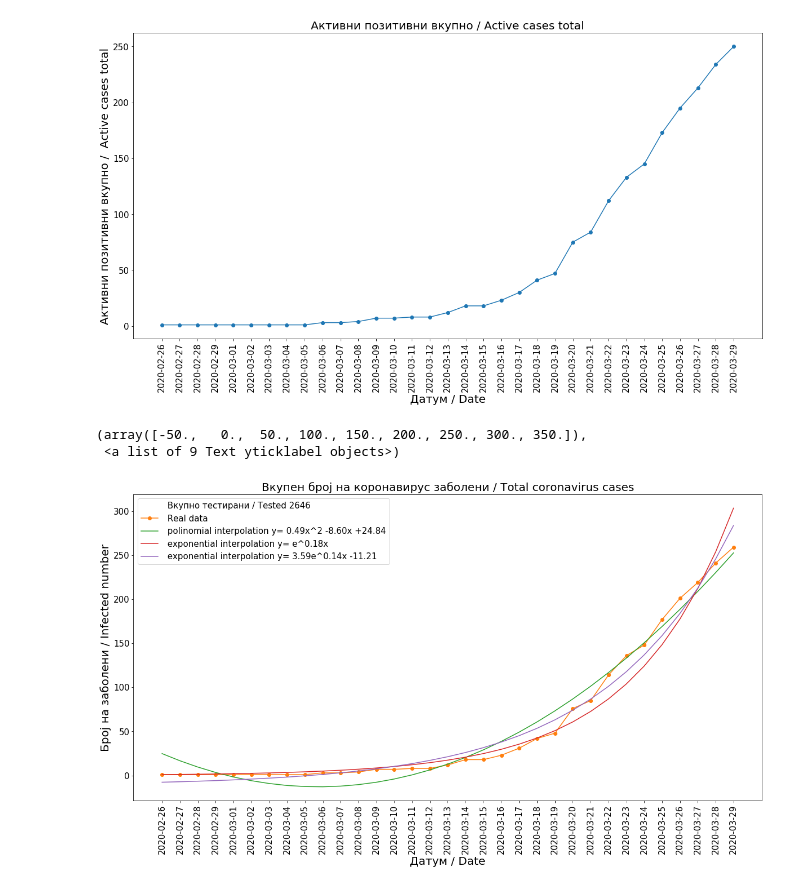
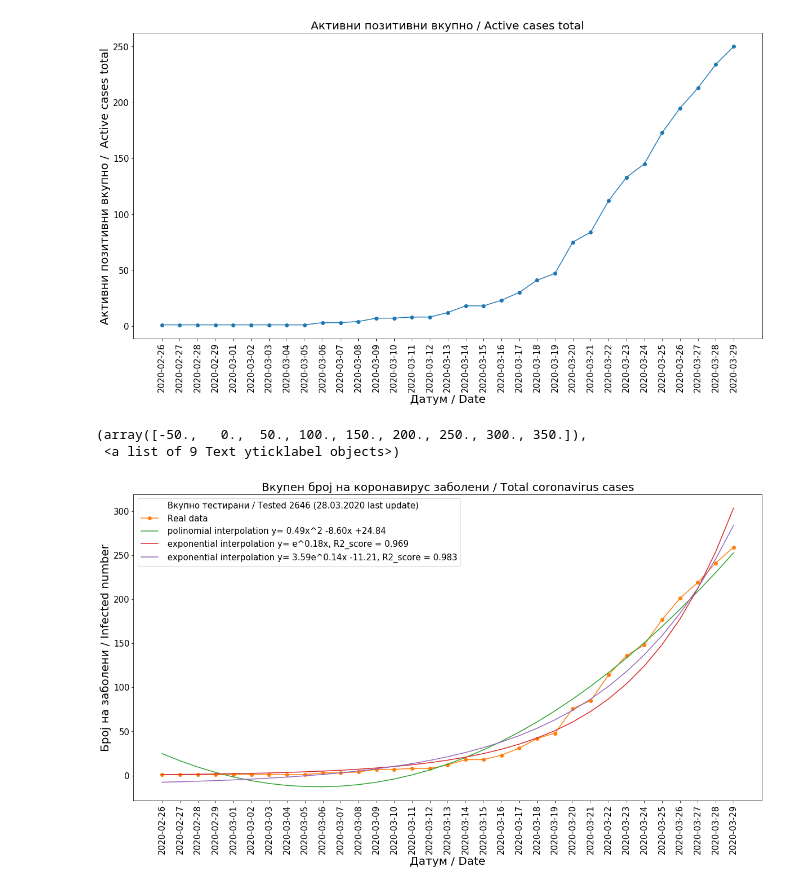
Before and after one commit to Sinisha12/ML_DL, a Jupyter notebook: corona/Covid_19_curves.ipynb, the cells around one changed output. Cells and saved outputs as stored; diff of their text form; code cells hidden in the pictures.

Commit message:
R2_score

```diff
--- a/corona/Covid_19_curves.ipynb
+++ b/corona/Covid_19_curves.ipynb
@@ -31,3 +32,6 @@ y_exp = func(x_data, *popt)
 y_exp_1 = func_1(x_data, *popt1)
 # %%
 testirani = 2240 + 406
+# %%
+R2 = r2_score(y_data, y_exp)
+R2
@@ -33,0 +40,3 @@ testirani = 2240 + 406
+# %%
+R2_1 = r2_score(y_data, y_exp_1)
+R2_1
@@ -33,0 +45,8 @@ testirani = 2240 + 406
+# %%
+parametri = []
+parametri.append(popt[0])
+parametri.append(popt[1])
+parametri.append(popt[2])
+parametri.append(R2)
+parametri = np.array(parametri)
+parametri
@@ -33,0 +55,6 @@ testirani = 2240 + 406
+# %%
+parametri1 = []
+parametri1.append(popt1[0])
+parametri1.append(R2_1)
+parametri1 = np.array(parametri1)
+parametri1
@@ -71,18 +100,18 @@ plt.yticks(fontsize=15)
 [figure]
 # %%
 plt.figure(figsize=(20,10))
-plt.plot([], [], ' ', label=" Вкупно тестирани / Tested %d " %testirani)
+plt.plot([], [], ' ', label=" Вкупно тестирани / Tested %d (28.03.2020 last update)" %testirani)
 plt.plot(df['datum'],df['vkupno_novi'],'-o', label = ' Real data')
 plt.plot(df['datum'],y, label = ' polinomial interpolation y= %2.2fx^2 %2.2fx %+2.2f' % tuple(kvadratni))
-plt.plot(df['datum'], y_exp_1, label = ' exponential interpolation y= e^%2.2fx' % tuple(popt1))
-plt.plot(df['datum'], y_exp, label = ' exponential interpolation y= %2.2fe^%2.2fx %+2.2f' % tuple(popt))
+plt.plot(df['datum'], y_exp_1, label = ' exponential interpolation y= e^%2.2fx, R2_score = %2.3f ' % tuple(parametri1))
+plt.plot(df['datum'], y_exp, label = ' exponential interpolation y= %2.2fe^%2.2fx %+2.2f, R2_score = %2.3f' % tuple(parametri))
 plt.legend(fontsize=15)
 plt.title("Вкупен број на коронавирус заболени / Total coronavirus cases", fontsize=20)
 plt.xlabel("Датум / Date", fontsize=20)
 plt.ylabel("Број на заболени / Infected number", fontsize=20)
 plt.xticks(fontsize=15, rotation = 'vertical')
 plt.yticks(fontsize=15)
 # %% [output]
 (array([-50.,   0.,  50., 100., 150., 200., 250., 300., 350.]),
  <a list of 9 Text yticklabel objects>)
-[figure, old version]
+[figure, new version]
```
Also changed, not shown: parts of 5 cells of this notebook.
